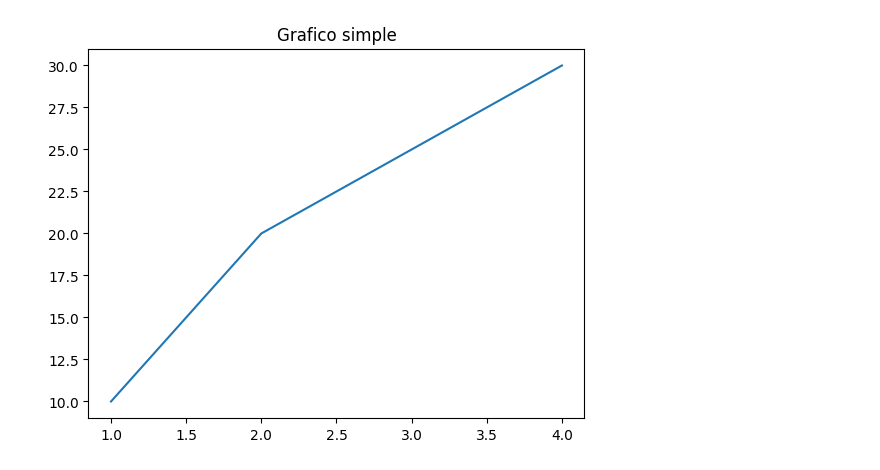
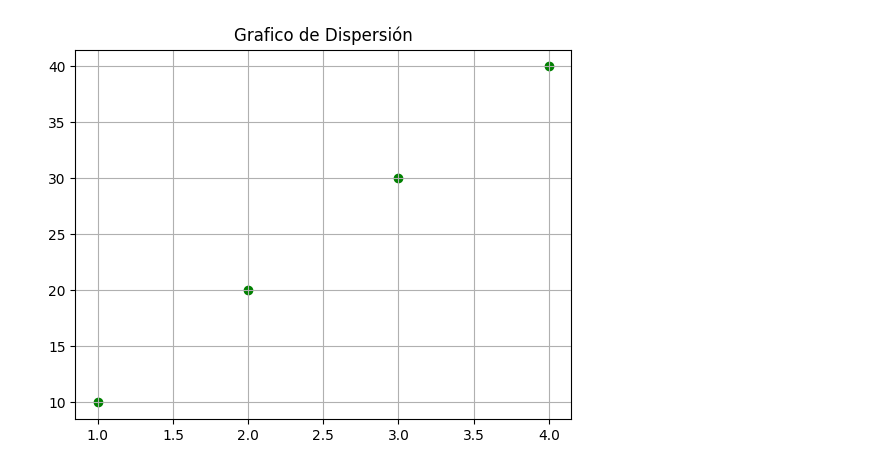
Before and after one commit to axelIracheta2414/INSTITUTO, a Jupyter notebook: Te_damos_la_bienvenida_a_Colaboratory.ipynb, the cells around one changed output. Cells and saved outputs as stored; diff of their text form; code cells hidden in the pictures.

```diff
--- a/Te_damos_la_bienvenida_a_Colaboratory.ipynb
+++ b/Te_damos_la_bienvenida_a_Colaboratory.ipynb
@@ -231,8 +20,9 @@ plt.show()
 # %%
-x = [1,2,3,4]
-y = [10,20,25,30]
-plt.plot(x,y)
-plt.title("Grafico simple")
+w = [1,2,3,4]
+y= [10,20,30,40]
+plt.scatter(x,y,color = "Green")
+plt.title("Grafico de Dispersión")
+plt.grid()
 plt.show()
 # %% [output]
-[figure, old version]
+[figure, new version]
```
Also changed, not shown: parts of 32 cells of this notebook.
